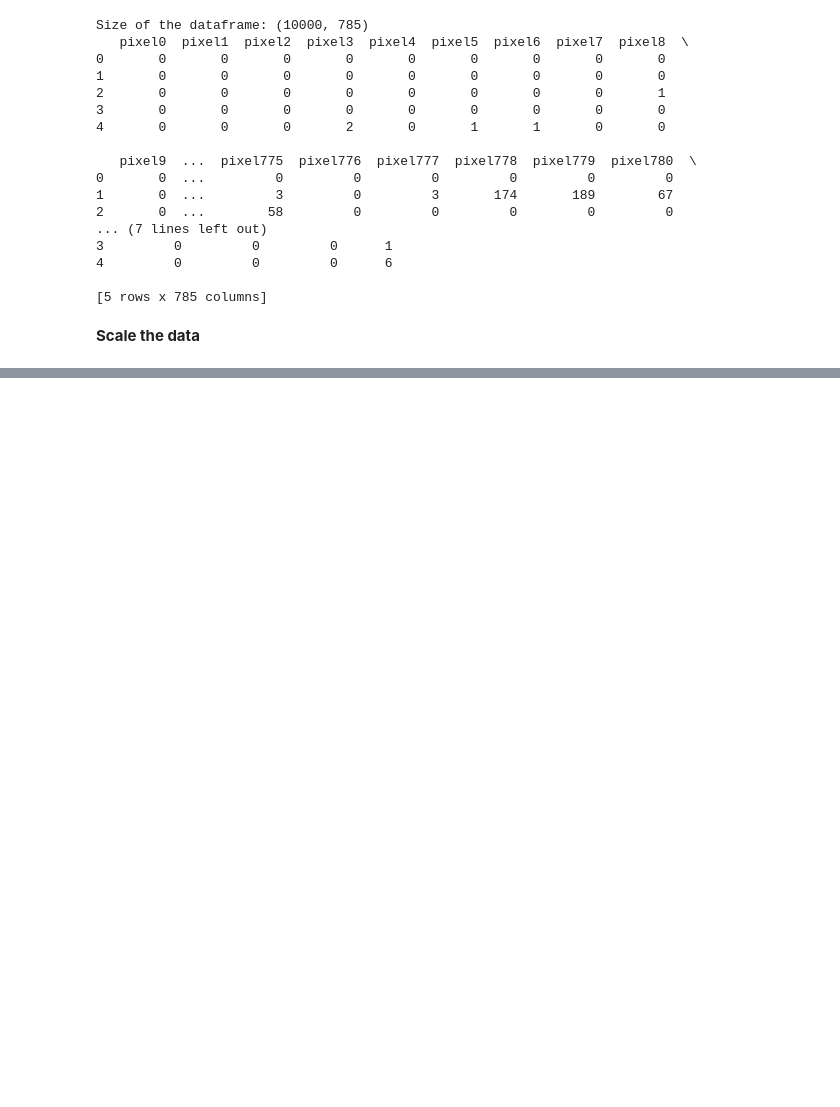
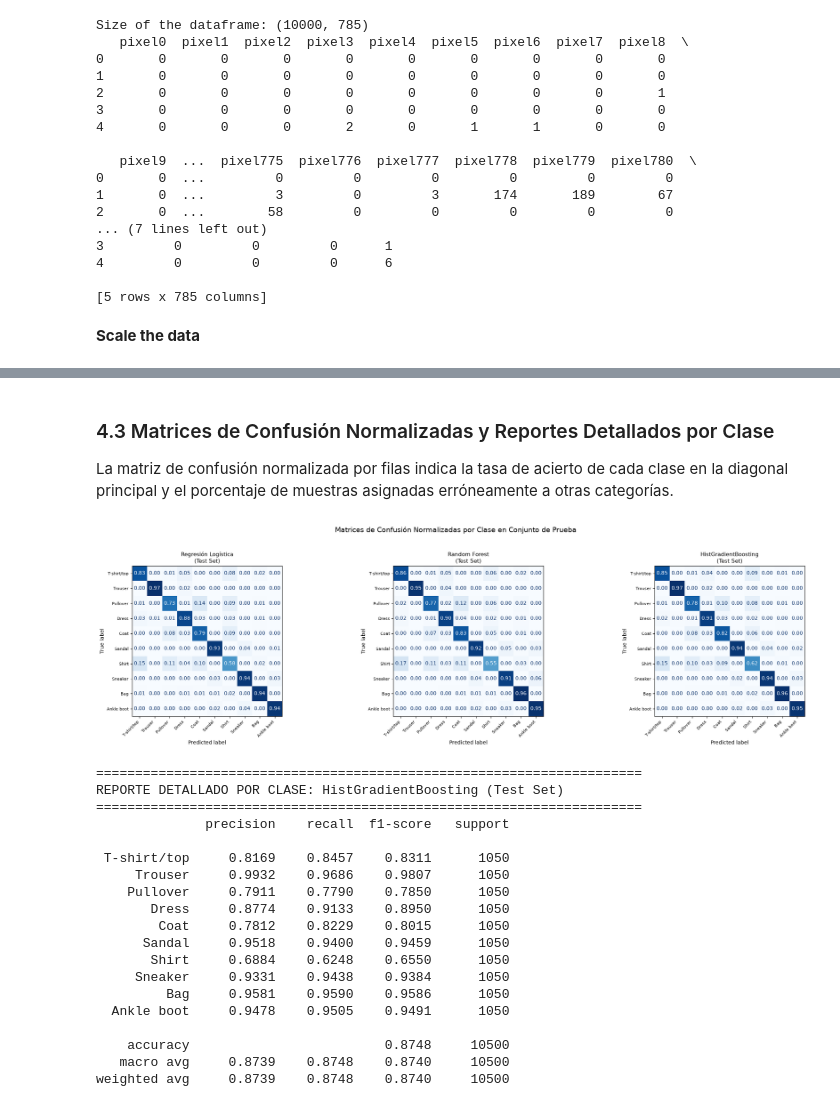
Before and after one commit to Ezra3578/MachineLearning, a Jupyter notebook: Workshop_1/notebooks/SupervisedLearning.ipynb, the cells around one changed output, grey strips where cells are left out. Saved outputs shown, nothing was run; the diff lists cells and outputs as text; code cells hidden in the pictures; blank space fills up the shorter version.

```diff
--- a/Workshop_1/code/SupervisedLearning.ipynb
+++ b/Workshop_1/notebooks/SupervisedLearning.ipynb
@@ -686,0 +895,19 @@ X_test = fashion_mnist_scaler.transform(X_test)
+# %%
+import time
+from sklearn.linear_model import LogisticRegression
+from sklearn.ensemble import RandomForestClassifier, HistGradientBoostingClassifier
+
+models = {
+    "Regresión Logística": LogisticRegression(max_iter=1000, C=1.0, solver="lbfgs", random_state=42),
+    "Random Forest": RandomForestClassifier(n_estimators=100, max_depth=20, random_state=42, n_jobs=-1),
+    "HistGradientBoosting": HistGradientBoostingClassifier(max_iter=100, random_state=42)
+}
+
+training_times = {}
+for name, clf in models.items():
+    print(f"Entrenando {name} sobre {X_train_pca.shape[0]} muestras...")
+    t0 = time.time()
+    clf.fit(X_train_pca, y_train_split)
+    elapsed = time.time() - t0
+    training_times[name] = elapsed
+    print(f"  Tiempo de entrenamiento: {elapsed:.2f} s")
@@ -686,0 +993,52 @@ X_test = fashion_mnist_scaler.transform(X_test)
+# %% [markdown]
+### 4.3 Matrices de Confusión Normalizadas y Reportes Detallados por Clase
+
+La matriz de confusión normalizada por filas indica la tasa de acierto de cada clase en la diagonal principal y el porcentaje de muestras asignadas erróneamente a otras categorías.
+# %%
+from sklearn.metrics import confusion_matrix, ConfusionMatrixDisplay, classification_report
+
+class_labels = [class_names[i] for i in range(10)]
+
+fig, axes = plt.subplots(1, 3, figsize=(22, 6))
+for idx, (name, clf) in enumerate(models.items()):
+    y_test_pred = clf.predict(X_test_pca)
+    cm_norm = confusion_matrix(y_test_split, y_test_pred, normalize="true")
+
+    disp = ConfusionMatrixDisplay(confusion_matrix=cm_norm, display_labels=class_labels)
+    disp.plot(ax=axes[idx], cmap="Blues", colorbar=False, values_format=".2f")
+    axes[idx].set_title(f"{name}\n(Test Set)", fontsize=11)
+    axes[idx].set_xticklabels(class_labels, rotation=45, ha="right", fontsize=8)
+    axes[idx].set_yticklabels(class_labels, fontsize=8)
+
+plt.suptitle("Matrices de Confusión Normalizadas por Clase en Conjunto de Prueba", fontsize=14, y=1.03)
+plt.tight_layout()
+plt.show()
+
+# Reporte por clase para el modelo más destacado (HistGradientBoosting)
+best_clf = models["HistGradientBoosting"]
+y_best_pred = best_clf.predict(X_test_pca)
+print("="*70)
+print("REPORTE DETALLADO POR CLASE: HistGradientBoosting (Test Set)")
+print("="*70)
+print(classification_report(y_test_split, y_best_pred, target_names=class_labels, digits=4))
+# %% [output]
+[figure, added]
+======================================================================
+REPORTE DETALLADO POR CLASE: HistGradientBoosting (Test Set)
+======================================================================
+              precision    recall  f1-score   support
+
+ T-shirt/top     0.8169    0.8457    0.8311      1050
+     Trouser     0.9932    0.9686    0.9807      1050
+    Pullover     0.7911    0.7790    0.7850      1050
+       Dress     0.8774    0.9133    0.8950      1050
+        Coat     0.7812    0.8229    0.8015      1050
+      Sandal     0.9518    0.9400    0.9459      1050
+       Shirt     0.6884    0.6248    0.6550      1050
+     Sneaker     0.9331    0.9438    0.9384      1050
+         Bag     0.9581    0.9590    0.9586      1050
+  Ankle boot     0.9478    0.9505    0.9491      1050
+
+    accuracy                         0.8748     10500
+   macro avg     0.8739    0.8748    0.8740     10500
+weighted avg     0.8739    0.8748    0.8740     10500
```
Also changed, not shown: parts of 16 cells of this notebook, 18 other files.
